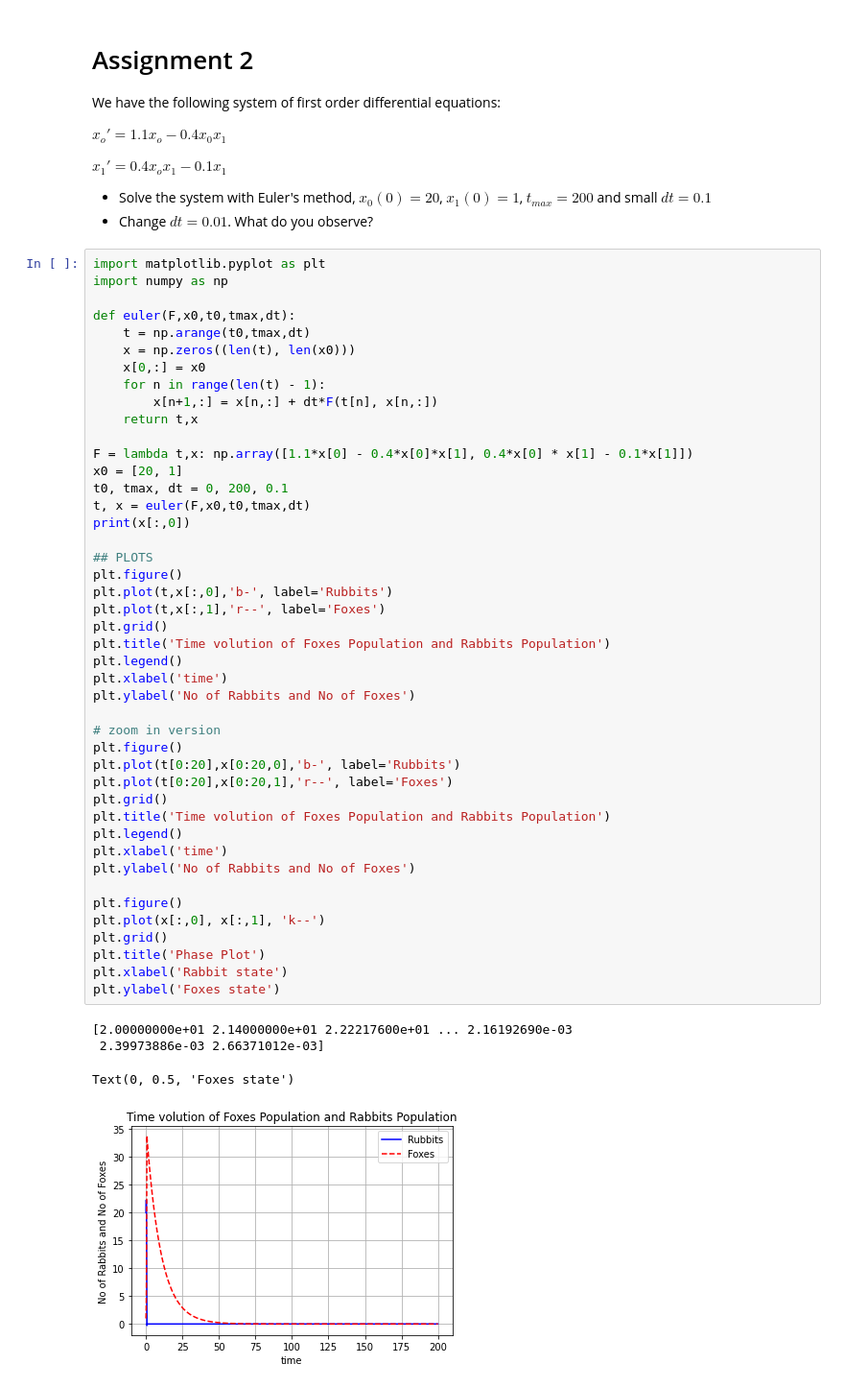
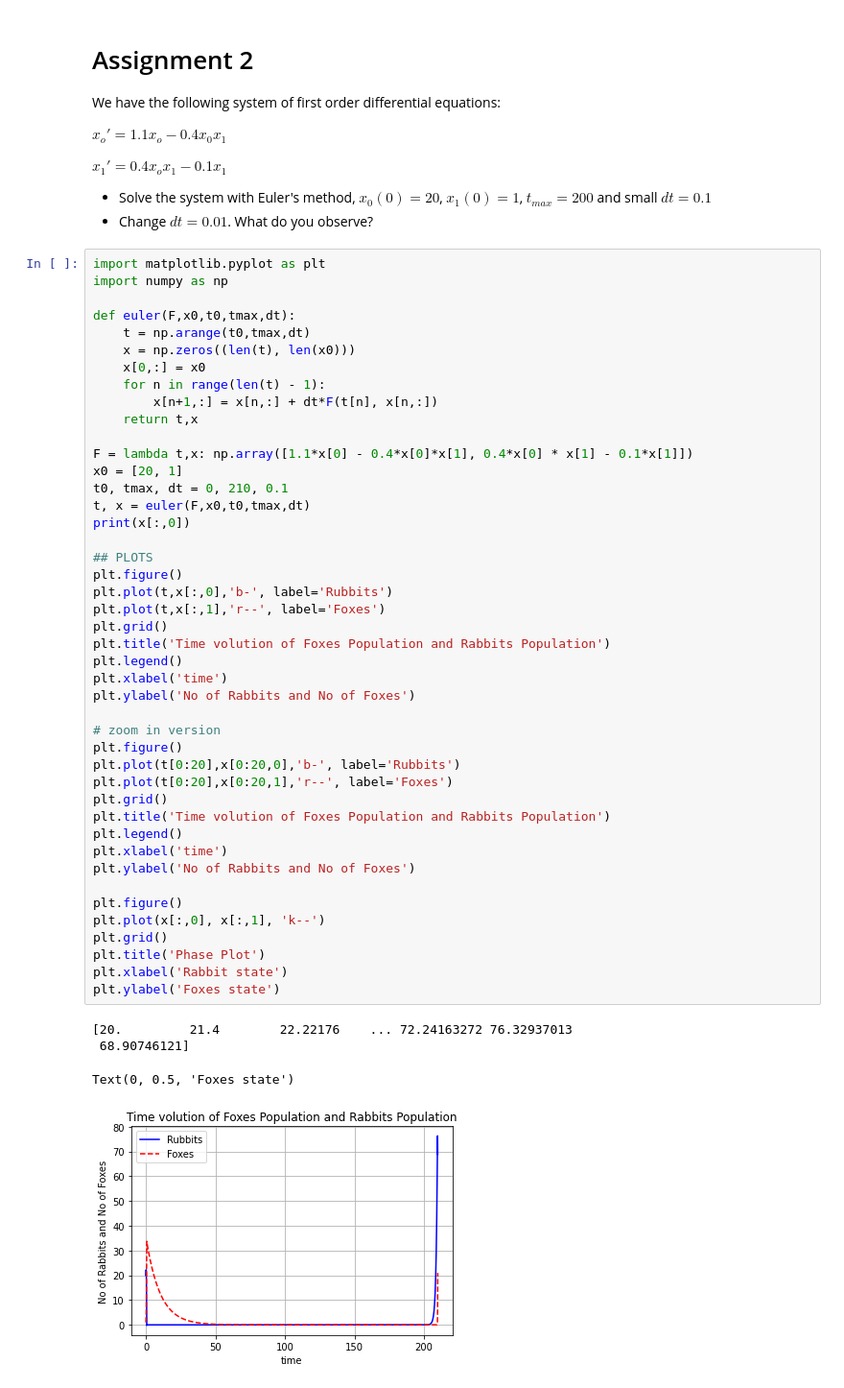
Before and after one commit to thodkatz/numerical-analysis, a Jupyter notebook: plots.ipynb, the cells around one changed output. Shown at 96% size. Cells and saved outputs as stored; diff of their text form.

```diff
--- a/plots.ipynb
+++ b/plots.ipynb
@@ -91,39 +91,39 @@ def euler(F,x0,t0,tmax,dt):
 
 F = lambda t,x: np.array([1.1*x[0] - 0.4*x[0]*x[1], 0.4*x[0] * x[1] - 0.1*x[1]])
 x0 = [20, 1]
-t0, tmax, dt = 0, 200, 0.1
+t0, tmax, dt = 0, 210, 0.1
 t, x = euler(F,x0,t0,tmax,dt)
 print(x[:,0])
 
 ## PLOTS
 plt.figure()
 plt.plot(t,x[:,0],'b-', label='Rubbits')
 plt.plot(t,x[:,1],'r--', label='Foxes')
 plt.grid()
 plt.title('Time volution of Foxes Population and Rabbits Population')
 plt.legend()
 plt.xlabel('time')
 plt.ylabel('No of Rabbits and No of Foxes')
 
 # zoom in version
 plt.figure()
 plt.plot(t[0:20],x[0:20,0],'b-', label='Rubbits')
 plt.plot(t[0:20],x[0:20,1],'r--', label='Foxes')
 plt.grid()
 plt.title('Time volution of Foxes Population and Rabbits Population')
 plt.legend()
 plt.xlabel('time')
 plt.ylabel('No of Rabbits and No of Foxes')
 
 plt.figure()
 plt.plot(x[:,0], x[:,1], 'k--')
 plt.grid()
 plt.title('Phase Plot')
 plt.xlabel('Rabbit state')
 plt.ylabel('Foxes state')
 # %% [output]
-[2.00000000e+01 2.14000000e+01 2.22217600e+01 ... 2.16192690e-03
- 2.39973886e-03 2.66371012e-03]
+[20.         21.4        22.22176    ... 72.24163272 76.32937013
+ 68.90746121]
 Text(0, 0.5, 'Foxes state')
-[figure, old version]
+[figure, new version]
 [figure]
```
Also changed, not shown: parts of 4 cells of this notebook.
